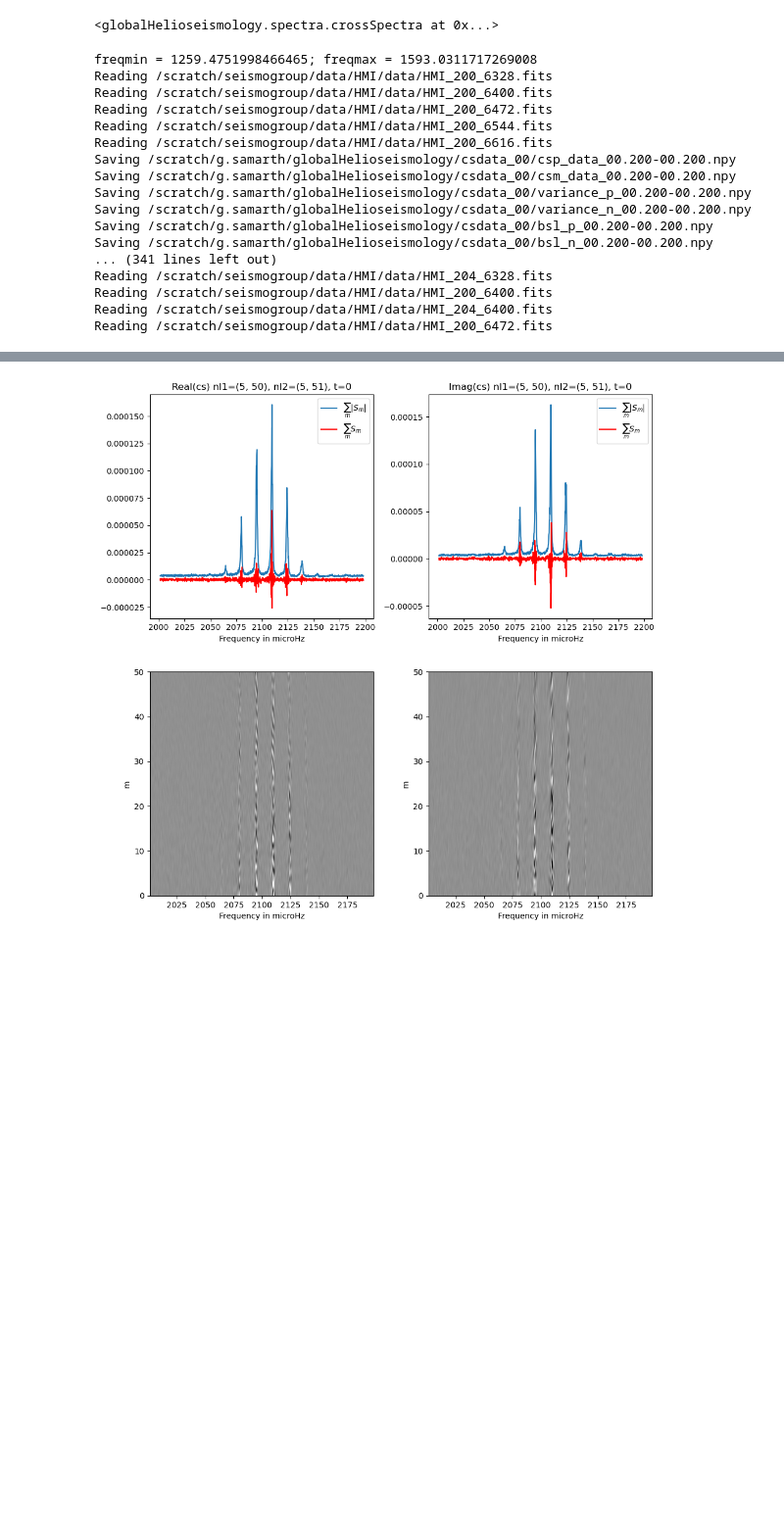
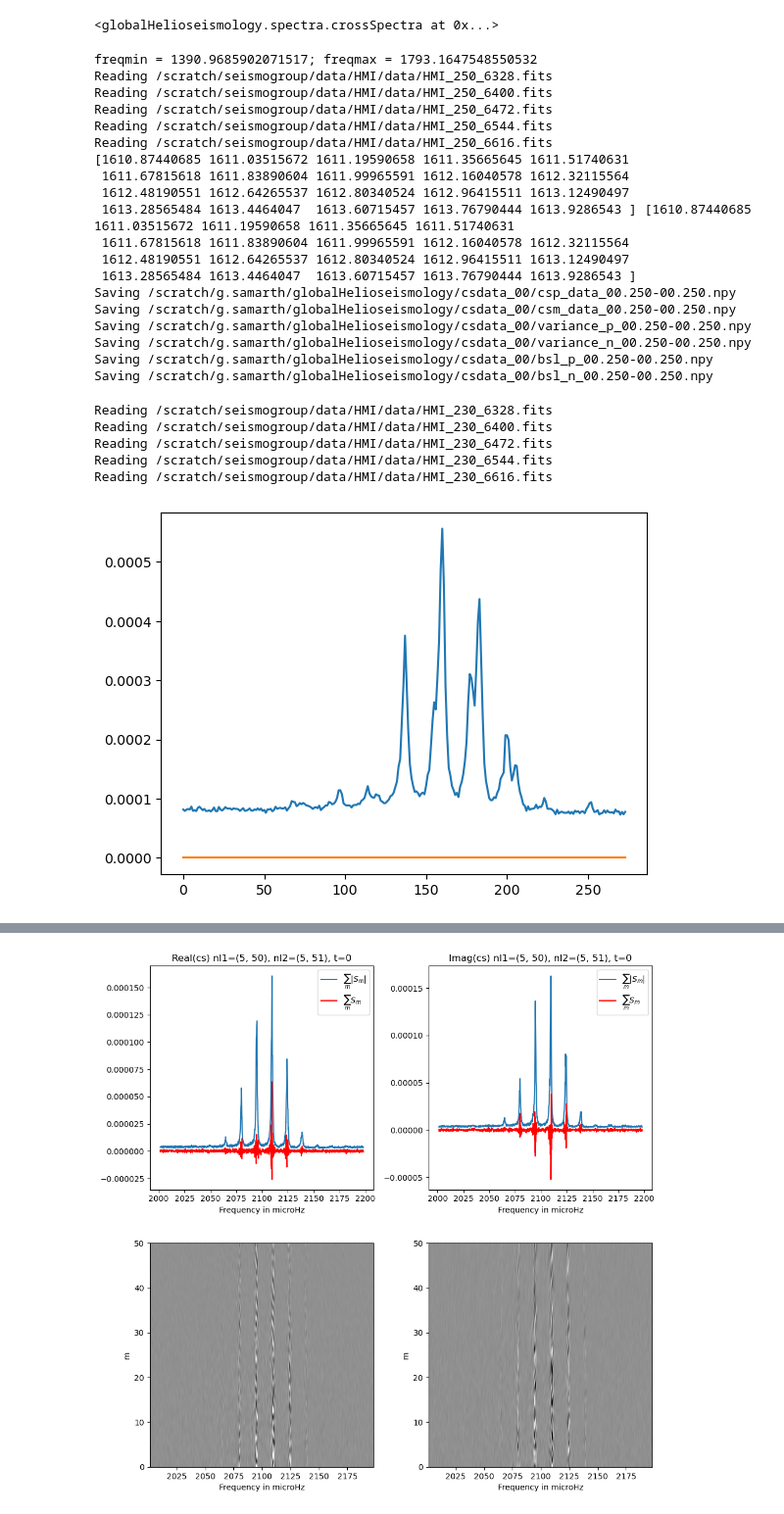
Before and after one commit to samarth-kashyap/globalHelioseismology, a Jupyter notebook: notebooks/cross-spectra.ipynb, the cells around one changed output, grey strips where cells are left out. Shown: that part at 98% size. Saved outputs shown, nothing was run; the diff lists cells and outputs as text; code cells hidden in the pictures; blank space fills up the shorter version.

```diff
--- a/notebooks/cross-spectra.ipynb
+++ b/notebooks/cross-spectra.ipynb
@@ -29,7 +29,7 @@ Reading /scratch/seismogroup/data/HMI/data/HMI_055_6616.fits
 Storing /scratch/g.samarth/globalHelioseismology/csdata_05/variance_n_05.051-05.055.npy
 <globalHelioseismology.spectra.crossSpectra at 0x...>
 # %%
-n1, ell1 = 0, 200
+n1, ell1 = 0, 250
 n2, ell2 = n1, ell1+2
 t = 0
 ell2_arr = np.array([ell1, ell1+2, ell1+4])
@@ -37,20 +37,37 @@ for ell2 in ell2_arr:
     for t in range(8):
         cs = GH.spectra.crossSpectra(n1, ell1, n2, ell2, t)
 # %% [output]
-freqmin = 1259.4751998466465; freqmax = 1593.0311717269008
-Reading /scratch/seismogroup/data/HMI/data/HMI_200_6328.fits
-Reading /scratch/seismogroup/data/HMI/data/HMI_200_6400.fits
-Reading /scratch/seismogroup/data/HMI/data/HMI_200_6472.fits
-Reading /scratch/seismogroup/data/HMI/data/HMI_200_6544.fits
-Reading /scratch/seismogroup/data/HMI/data/HMI_200_6616.fits
-Saving /scratch/g.samarth/globalHelioseismology/csdata_00/csp_data_00.200-00.200.npy
-Saving /scratch/g.samarth/globalHelioseismology/csdata_00/csm_data_00.200-00.200.npy
-Saving /scratch/g.samarth/globalHelioseismology/csdata_00/variance_p_00.200-00.200.npy
-Saving /scratch/g.samarth/globalHelioseismology/csdata_00/variance_n_00.200-00.200.npy
-Saving /scratch/g.samarth/globalHelioseismology/csdata_00/bsl_p_00.200-00.200.npy
-Saving /scratch/g.samarth/globalHelioseismology/csdata_00/bsl_n_00.200-00.200.npy
-... (341 lines left out)
-Reading /scratch/seismogroup/data/HMI/data/HMI_204_6328.fits
-Reading /scratch/seismogroup/data/HMI/data/HMI_200_6400.fits
-Reading /scratch/seismogroup/data/HMI/data/HMI_204_6400.fits
-Reading /scratch/seismogroup/data/HMI/data/HMI_200_6472.fits
+freqmin = 1390.9685902071517; freqmax = 1793.1647548550532
+Reading /scratch/seismogroup/data/HMI/data/HMI_250_6328.fits
+Reading /scratch/seismogroup/data/HMI/data/HMI_250_6400.fits
+Reading /scratch/seismogroup/data/HMI/data/HMI_250_6472.fits
+Reading /scratch/seismogroup/data/HMI/data/HMI_250_6544.fits
+Reading /scratch/seismogroup/data/HMI/data/HMI_250_6616.fits
+[1610.87440685 1611.03515672 1611.19590658 1611.35665645 1611.51740631
+ 1611.67815618 1611.83890604 1611.99965591 1612.16040578 1612.32115564
+ 1612.48190551 1612.64265537 1612.80340524 1612.96415511 1613.12490497
+ 1613.28565484 1613.4464047  1613.60715457 1613.76790444 1613.9286543 ] [1610.87440685 1611.03515672 1611.19590658 1611.35665645 1611.51740631
+ 1611.67815618 1611.83890604 1611.99965591 1612.16040578 1612.32115564
+ 1612.48190551 1612.64265537 1612.80340524 1612.96415511 1613.12490497
+ 1613.28565484 1613.4464047  1613.60715457 1613.76790444 1613.9286543 ]
+Saving /scratch/g.samarth/globalHelioseismology/csdata_00/csp_data_00.250-00.250.npy
+Saving /scratch/g.samarth/globalHelioseismology/csdata_00/csm_data_00.250-00.250.npy
+Saving /scratch/g.samarth/globalHelioseismology/csdata_00/variance_p_00.250-00.250.npy
+Saving /scratch/g.samarth/globalHelioseismology/csdata_00/variance_n_00.250-00.250.npy
+Saving /scratch/g.samarth/globalHelioseismology/csdata_00/bsl_p_00.250-00.250.npy
+Saving /scratch/g.samarth/globalHelioseismology/csdata_00/bsl_n_00.250-00.250.npy
+# %%
+csp, csn, varp, varn = cs.compute_cross_spectra()
+# %% [output]
+Reading /scratch/seismogroup/data/HMI/data/HMI_230_6328.fits
+Reading /scratch/seismogroup/data/HMI/data/HMI_230_6400.fits
+Reading /scratch/seismogroup/data/HMI/data/HMI_230_6472.fits
+Reading /scratch/seismogroup/data/HMI/data/HMI_230_6544.fits
+Reading /scratch/seismogroup/data/HMI/data/HMI_230_6616.fits
+# %%
+plt.figure()
+plt.plot(csp.real.sum(axis=0))
+plt.plot(csp.imag.sum(axis=0))
+plt.show()
+# %% [output]
+[figure, added]
```
Also changed, not shown: parts of 1 cell of this notebook, 1 other file.
